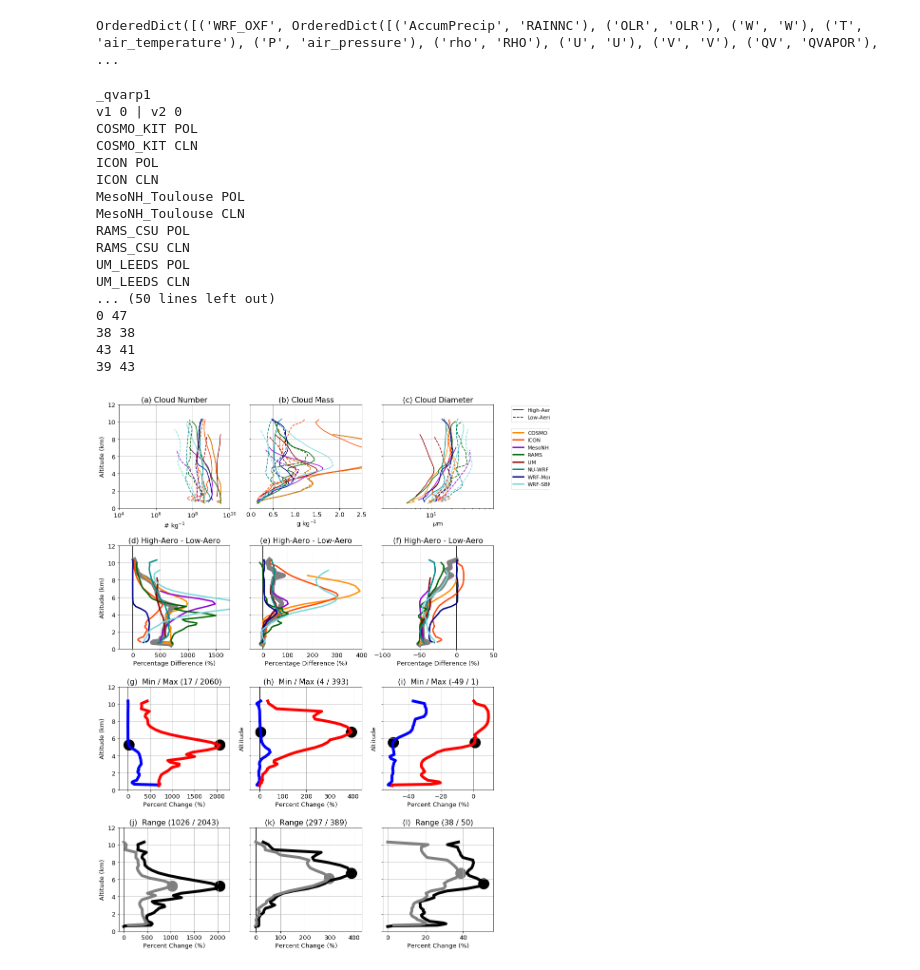
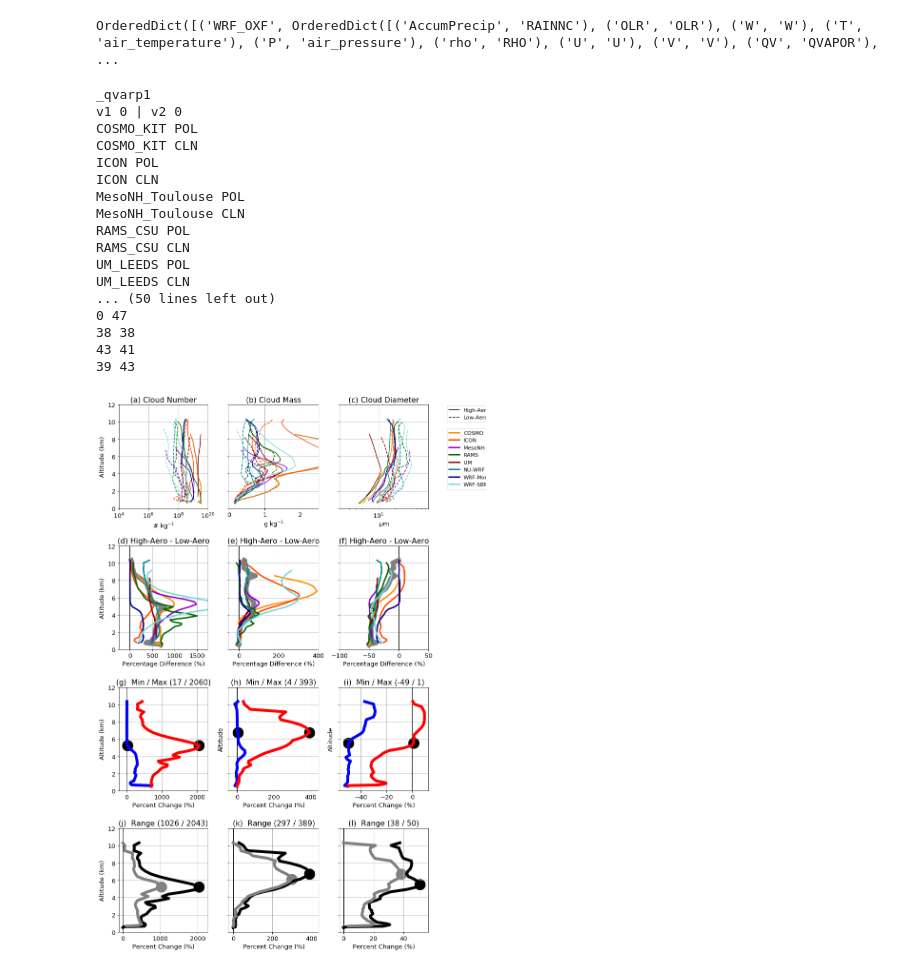
Before and after one commit to pjmarinescu/ACPC_MIP_BAMS, a Jupyter notebook: Pub_Plot_CLOUD_RAIN_Profiles-2024_Final.ipynb, the cells around one changed output. Cells and saved outputs as stored; diff of their text form; code cells hidden in the pictures.

Commit message:
Update legend on cloud/rain plot

```diff
--- a/Pub_Plot_CLOUD_RAIN_Profiles-2024_Final.ipynb
+++ b/Pub_Plot_CLOUD_RAIN_Profiles-2024_Final.ipynb
@@ -158,7 +158,7 @@ ran2_arr = ma.masked_array(np.zeros((3,91)))
 
 # Define Figure Size
 plt.rcParams.update({'font.size': 13})
-fig,ax = plt.subplots(nrows=4,ncols=3,figsize=(36/2.54,42/2.54))
+fig,ax = plt.subplots(nrows=4,ncols=3,figsize=(30/2.54,42/2.54))
 #fig.subplots_adjust(left=0.05,right=0.97,hspace=0.35,
 #                 bottom=0.08,top=0.97,wspace=0.2)
 fig.subplots_adjust(top=0.80,hspace=0.4)
@@ -509,38 +509,38 @@ for i in np.arange(0,4):
 #fig.legend(handles, labels, fontsize=14, loc='lower left',ncol=4, bbox_to_anchor=[0.15,0.0])
 
 handles, labels = ax[0,0].get_legend_handles_labels()
-fig.legend(handles, labels, fontsize=11, loc='upper left', ncol=1, bbox_to_anchor=[0.85,0.97])
+fig.legend(handles, labels, fontsize=11, loc='upper left', ncol=1, bbox_to_anchor=[0.86,0.97])
 
 handles, labels = ax[1,0].get_legend_handles_labels()
-fig.legend(handles, labels, fontsize=11, loc='upper left', ncol=1, bbox_to_anchor=[0.85,0.93])
+fig.legend(handles, labels, fontsize=11, loc='upper left', ncol=1, bbox_to_anchor=[0.86,0.93])
 
 
 plotdir = '/gws/nopw/j04/acpc/public/pmarin/BAMS/Figs_2024/'
 savename = 'PubBC_ACPC_C_cld0.1_Profiles_4x3'+'_samp'+str(int(samp_thr))+'_with_minmaxran'
 #fig.tight_layout()
-fig.tight_layout(rect=[0,0,0.86,1.0])
+fig.tight_layout(rect=[0,0,0.87,1.0])
 fig.savefig(os.path.join(plotdir,savename+'.pdf'),dpi=300)
 fig.savefig(os.path.join(plotdir,savename+'.png'),dpi=300)
 fig.savefig(os.path.join(plotdir,savename+'.eps'),dpi=300)
 # %% [output]
 _qvarp1
 v1 0 | v2 0
 COSMO_KIT POL
 COSMO_KIT CLN
 ICON POL
 ICON CLN
 MesoNH_Toulouse POL
 MesoNH_Toulouse CLN
 RAMS_CSU POL
 RAMS_CSU CLN
 UM_LEEDS POL
 UM_LEEDS CLN
 ... (50 lines left out)
 0 47
 38 38
 43 41
 39 43
-[figure, old version]
+[figure, new version]
 # %%
 # RAIN Calculations
 # %%
```
Also changed, not shown: parts of 1 cell of this notebook.
